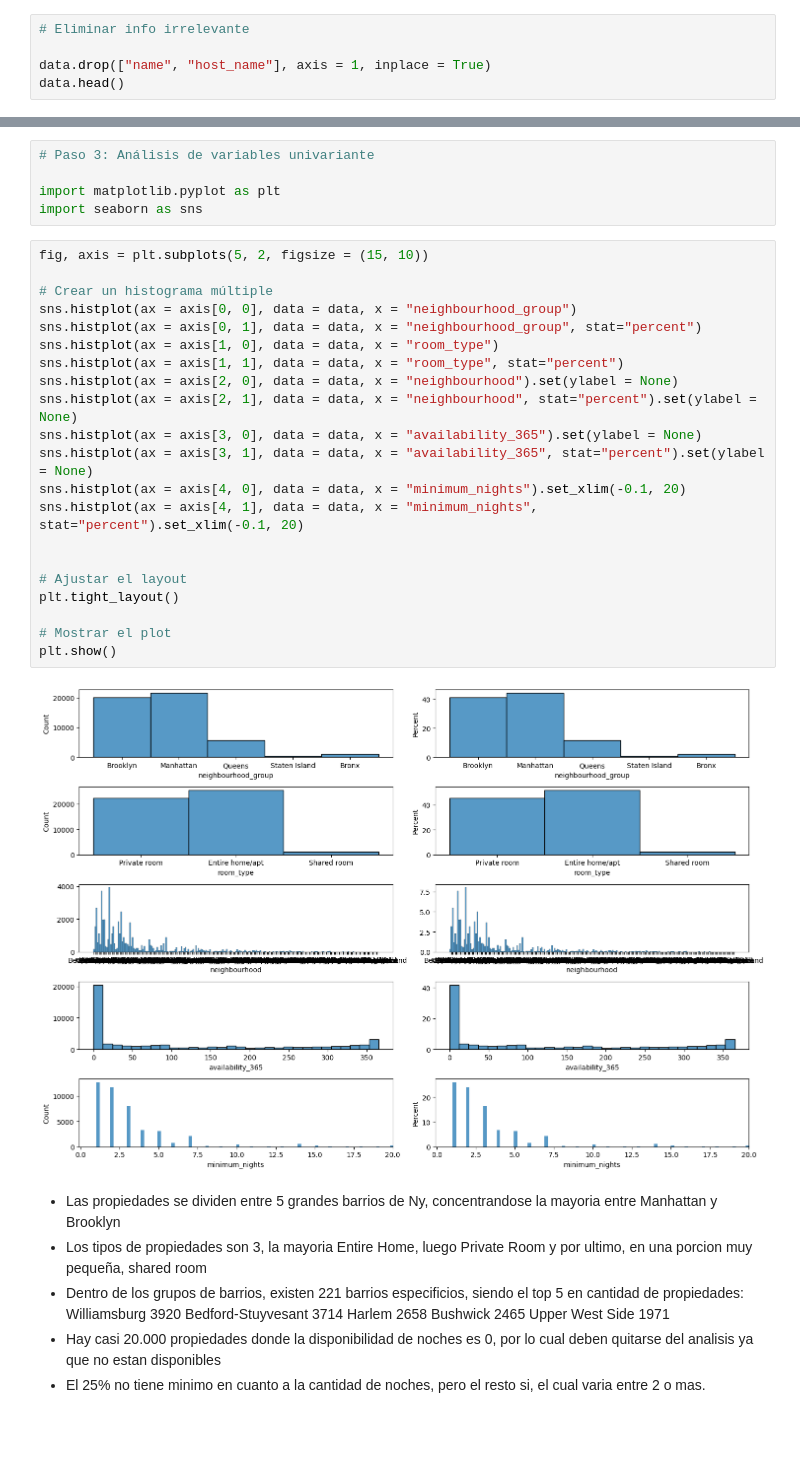
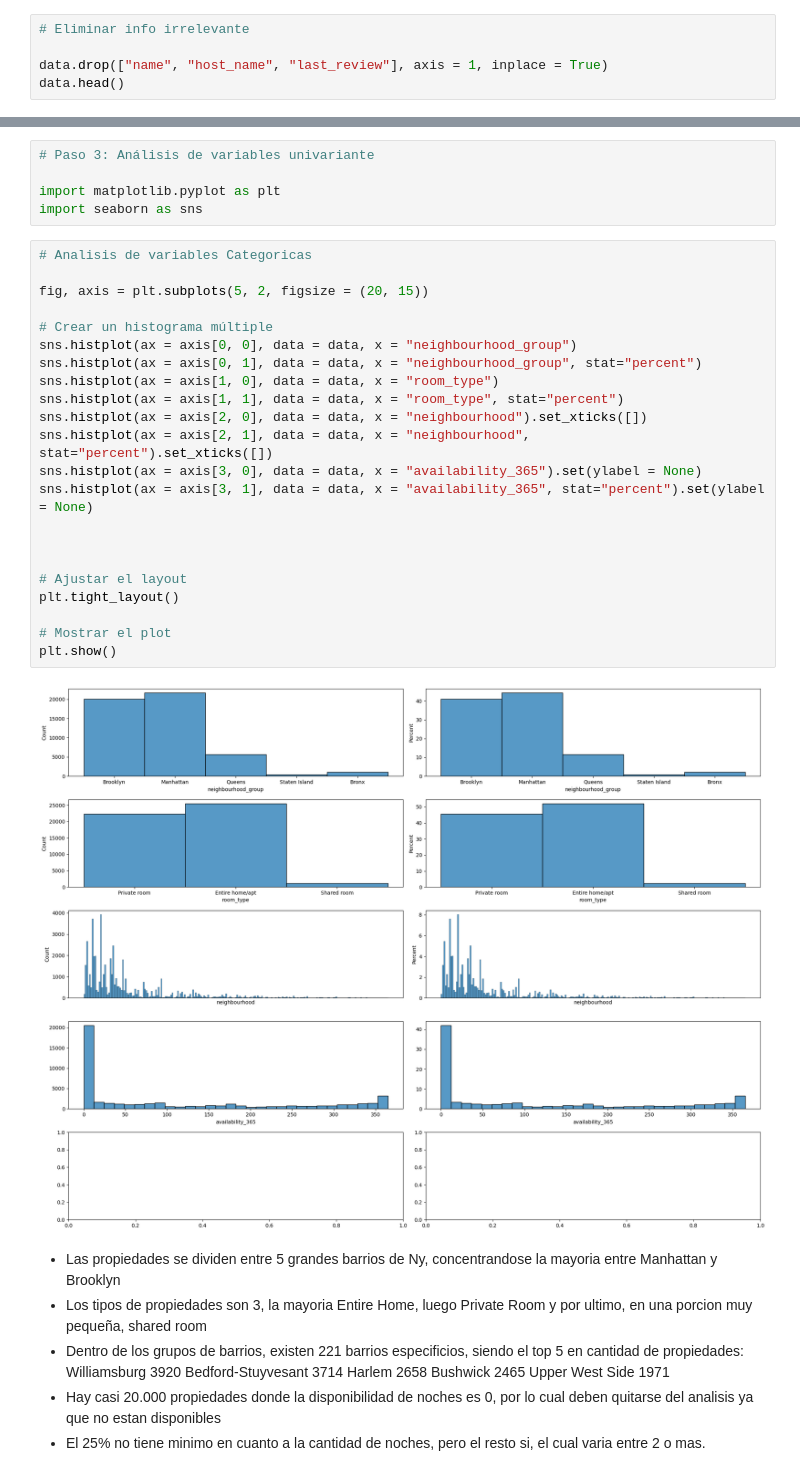
Before and after one commit to amalia1501/machine-learning-python-template, a Jupyter notebook: src/explore.ipynb, the cells around one changed output, grey strips where cells are left out. Cells and saved outputs as stored; diff of their text form; blank space fills up the shorter version.

```diff
--- a/src/explore.ipynb
+++ b/src/explore.ipynb
@@ -85,7 +85,7 @@ dtype: int64
 # %%
 # Eliminar info irrelevante
 
-data.drop(["name", "host_name"], axis = 1, inplace = True)
+data.drop(["name", "host_name", "last_review"], axis = 1, inplace = True)
 data.head()
 # %% [output]
 |  | id | host_id | neighbourhood_group | neighbourhood | latitude | longitude | room_type | price | ... |
@@ -100,28 +100,29 @@ data.head()
 import matplotlib.pyplot as plt
 import seaborn as sns
 # %%
-fig, axis = plt.subplots(5, 2, figsize = (15, 10))
+# Analisis de variables Categoricas
+
+fig, axis = plt.subplots(5, 2, figsize = (20, 15))
 
 # Crear un histograma múltiple
 sns.histplot(ax = axis[0, 0], data = data, x = "neighbourhood_group")
 sns.histplot(ax = axis[0, 1], data = data, x = "neighbourhood_group", stat="percent")
 sns.histplot(ax = axis[1, 0], data = data, x = "room_type")
 sns.histplot(ax = axis[1, 1], data = data, x = "room_type", stat="percent")
-sns.histplot(ax = axis[2, 0], data = data, x = "neighbourhood").set(ylabel = None)
-sns.histplot(ax = axis[2, 1], data = data, x = "neighbourhood", stat="percent").set(ylabel = None)
+sns.histplot(ax = axis[2, 0], data = data, x = "neighbourhood").set_xticks([])
+sns.histplot(ax = axis[2, 1], data = data, x = "neighbourhood", stat="percent").set_xticks([])
 sns.histplot(ax = axis[3, 0], data = data, x = "availability_365").set(ylabel = None)
 sns.histplot(ax = axis[3, 1], data = data, x = "availability_365", stat="percent").set(ylabel = None)
-sns.histplot(ax = axis[4, 0], data = data, x = "minimum_nights").set_xlim(-0.1, 20)
-sns.histplot(ax = axis[4, 1], data = data, x = "minimum_nights", stat="percent").set_xlim(-0.1, 20)
+
 
 
 # Ajustar el layout
 plt.tight_layout()
 
 # Mostrar el plot
 plt.show()
 # %% [output]
-[figure, old version]
+[figure, new version]
 # %% [markdown]
 * Las propiedades se dividen entre 5 grandes barrios de Ny, concentrandose la mayoria entre Manhattan y Brooklyn
 * Los tipos de propiedades son 3, la mayoria Entire Home, luego Private Room y por ultimo, en una porcion muy pequeña, shared room
```
Also changed, not shown: parts of 21 cells of this notebook.
